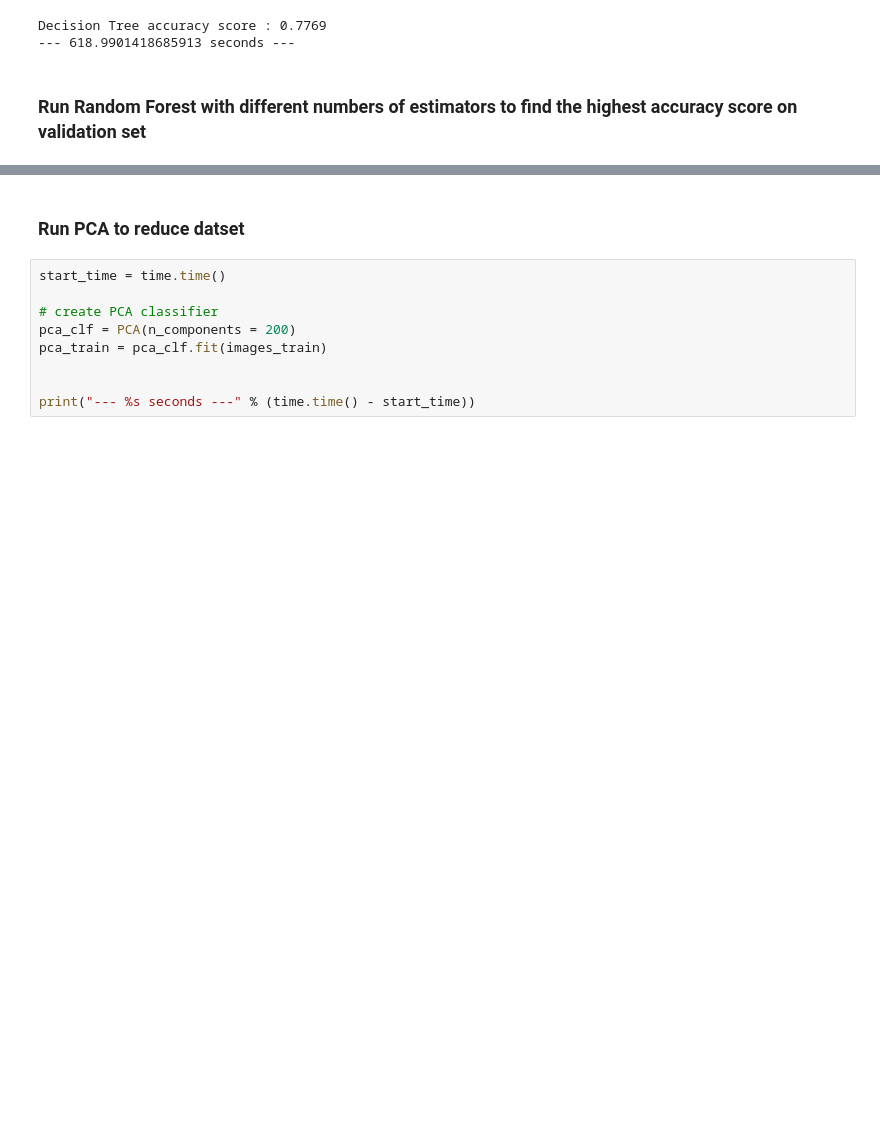
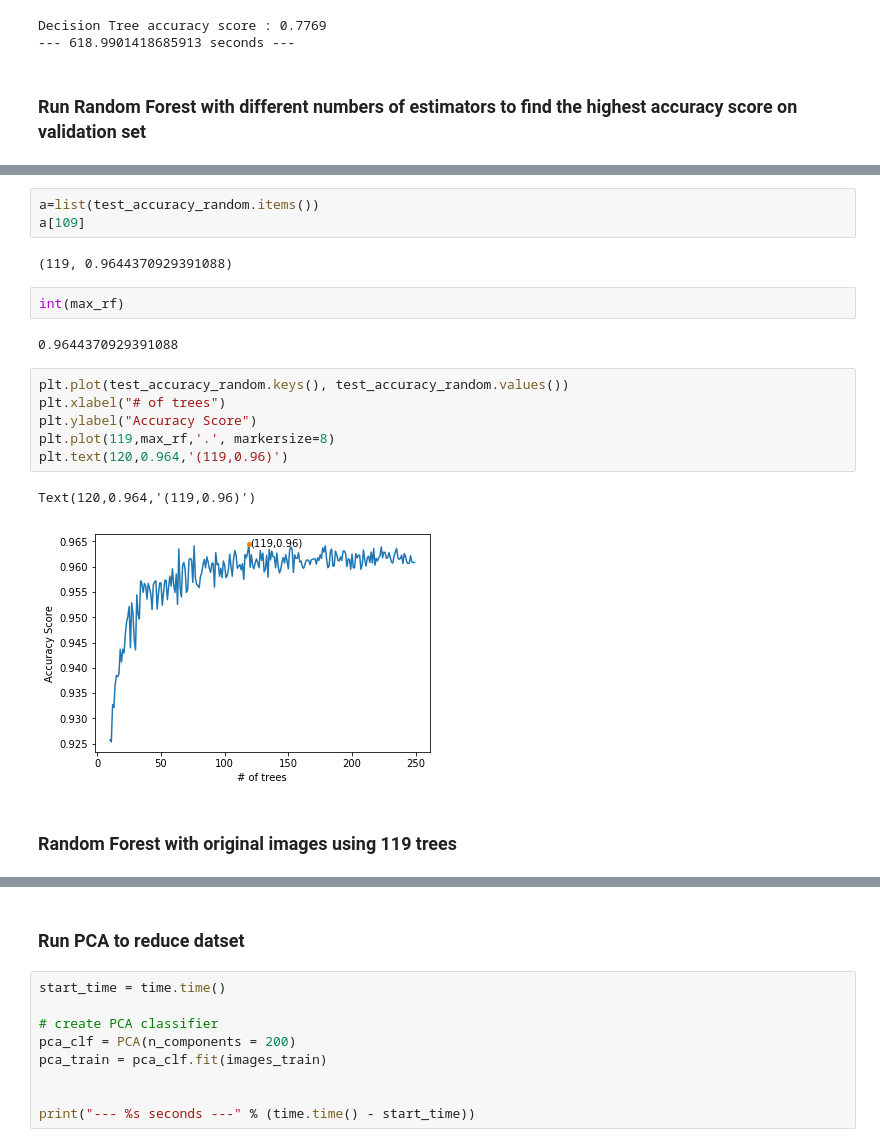
Before and after one commit to jyoon36/MScA_UChicago_Winter18_Datamining, a Jupyter notebook: Final_DM.ipynb, the cells around one changed output, grey strips where cells are left out. Saved outputs shown, nothing was run; the diff lists cells and outputs as text; blank space fills up the shorter version.

```diff
--- a/Final_DM.ipynb
+++ b/Final_DM.ipynb
@@ -169 +153,21 @@ the highest accuracy score : 0.9630
 the number of estimators : 190
+# %%
+a=list(test_accuracy_random.items())
+a[109]
+# %% [output]
+(119, 0.9644370929391088)
+# %%
+int(max_rf)
+# %% [output]
+0.9644370929391088
+# %%
+plt.plot(test_accuracy_random.keys(), test_accuracy_random.values())
+plt.xlabel("# of trees")
+plt.ylabel("Accuracy Score")
+plt.plot(119,max_rf,'.', markersize=8)
+plt.text(120,0.964,'(119,0.96)')
+# %% [output]
+Text(120,0.964,'(119,0.96)')
+[figure, added]
+# %% [markdown]
+### Random Forest with original images using 119 trees
```
Also changed, not shown: parts of 25 cells of this notebook.
